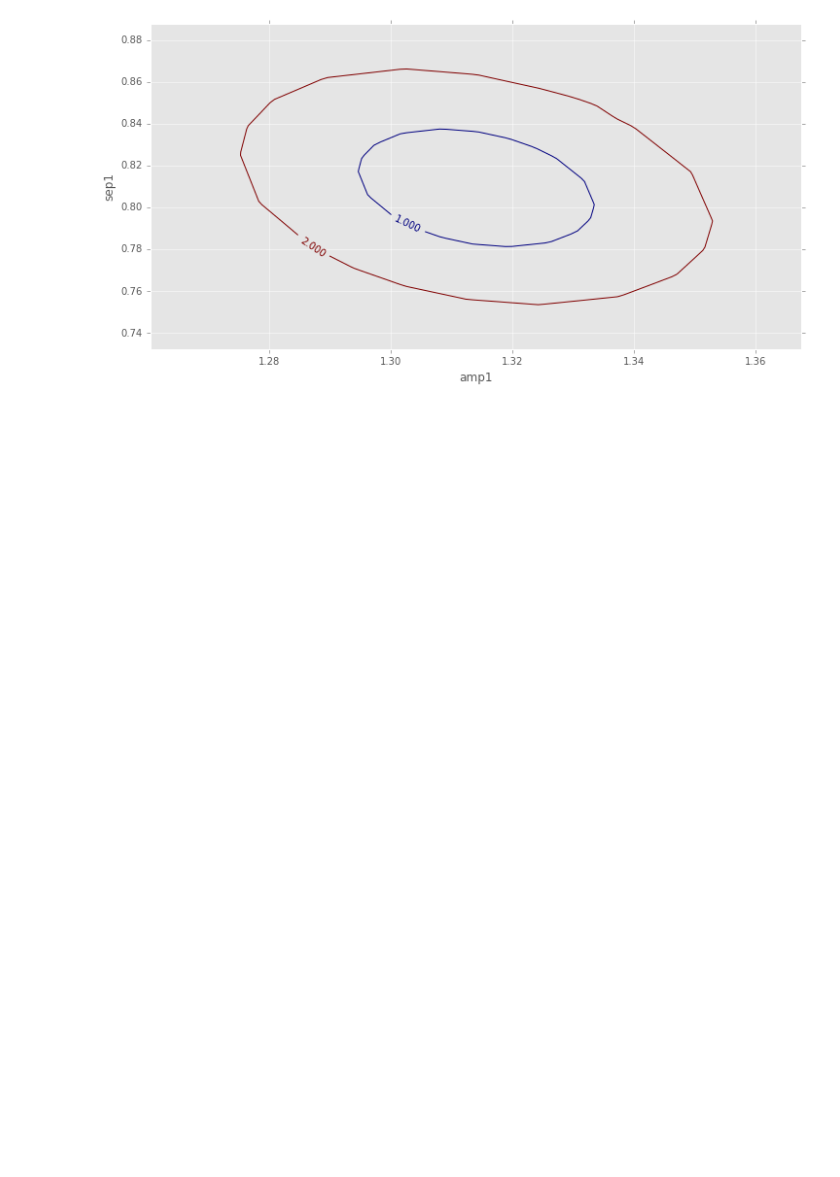
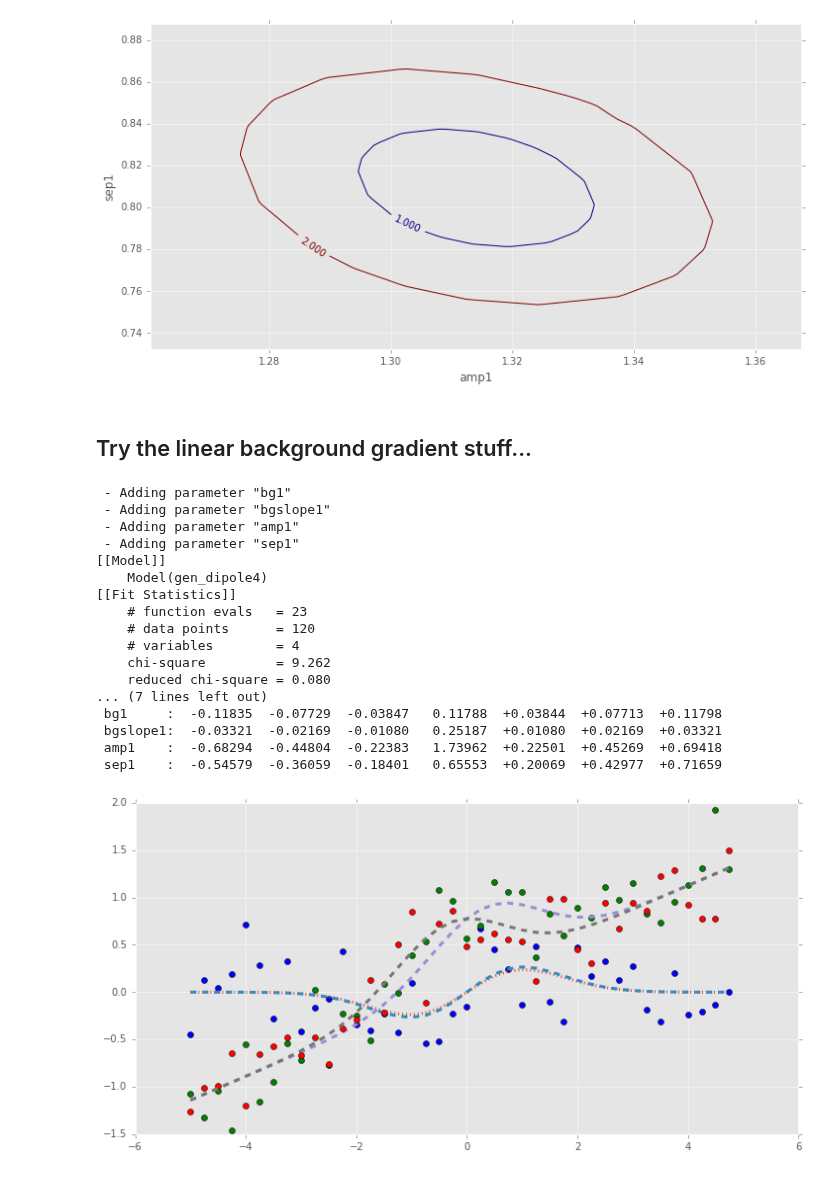
Before and after one commit to djreiss/lsst-dipole, a Jupyter notebook: notebooks/test_notebooks/test iminuit.ipynb, the cells around one changed output. Drawn from its saved outputs; the diff is of its cells as text; code cells hidden in the pictures; blank space fills up the shorter version.

Commit message:
added background slope

```diff
--- a/notebooks/test_notebooks/test iminuit.ipynb
+++ b/notebooks/test_notebooks/test iminuit.ipynb
@@ -459,3 +457,56 @@ print 5000/21.
 x, y, gridvalue, contour = minuit.draw_mncontour('amp1', 'sep1');
 # %% [output]
 [figure]
+# %% [markdown]
+## Try the linear background gradient stuff...
+# %%
+def gen_dipole4(x, amp1=1., sep1=1., bg1=0.5, bgslope1=0.02):
+    ypos = bg1 + bgslope1*x + amp1 * norm.pdf(x,  sep1/2., 1)
+    yneg = bg1 + bgslope1*x + amp1 * norm.pdf(x, -sep1/2., 1)
+    y = ypos - yneg
+    return np.append(y, [ypos, yneg])
+
+def fitDipole4(ydata, xdata, amp1Start=3., sep1Start=2., bgslope1start=0., fitFunc=gen_dipole4, verbose=False):
+    bg1start = np.median(ydata[len(xdata):])
+    gmod = lmfit.Model(fitFunc, verbose=verbose)
+    result = gmod.fit(ydata, x=xdata, amp1=amp1Start, sep1=sep1Start, bg1=bg1start, bgslope1=bgslope1start,
+                      verbose=verbose)
+
+    if verbose:
+        print(result.fit_report(show_correl=False))
+        ci = lmfit.conf_interval(result, result)
+        lmfit.printfuncs.report_ci(ci)
+
+    return result
+# %%
+ydata = ydataOrig + np.random.normal(scale=0.3, size=ydataOrig.shape) ## make it super noisy
+ydata[len(xdata):2*len(xdata)] += 0.2 + 0.234*xdata
+ydata[2*len(xdata):] += 0.2 + 0.234*xdata
+result = fitDipole4(ydata, xdata, amp1Start=1.5, sep1Start=1.5, fitFunc=gen_dipole4, verbose=True)
+plt.plot(xdata, ydata[:len(xdata)], 'bo')
+plt.plot(xdata, ydataOrig[:len(xdata)], linewidth=3, linestyle='dotted')
+plt.plot(xdata, result.best_fit[:len(xdata)], linewidth=3, linestyle='dashed')
+plt.plot(xdata, ydata[len(xdata):2*len(xdata)], 'go')
+plt.plot(xdata, result.best_fit[len(xdata):2*len(xdata)], linewidth=3, linestyle='dashed')
+plt.plot(xdata, ydata[2*len(xdata):], 'ro')
+plt.plot(xdata, result.best_fit[2*len(xdata):], linewidth=3, linestyle='dashed')
+plt.show()
+# %% [output]
+ - Adding parameter "bg1"
+ - Adding parameter "bgslope1"
+ - Adding parameter "amp1"
+ - Adding parameter "sep1"
+[[Model]]
+    Model(gen_dipole4)
+[[Fit Statistics]]
+    # function evals   = 23
+    # data points      = 120
+    # variables        = 4
+    chi-square         = 9.262
+    reduced chi-square = 0.080
+... (7 lines left out)
+ bg1     :  -0.11835  -0.07729  -0.03847   0.11788  +0.03844  +0.07713  +0.11798
+ bgslope1:  -0.03321  -0.02169  -0.01080   0.25187  +0.01080  +0.02169  +0.03321
+ amp1    :  -0.68294  -0.44804  -0.22383   1.73962  +0.22501  +0.45269  +0.69418
+ sep1    :  -0.54579  -0.36059  -0.18401   0.65553  +0.20069  +0.42977  +0.71659
+[figure, added]
```
Also changed, not shown: parts of 10 cells of this notebook.
